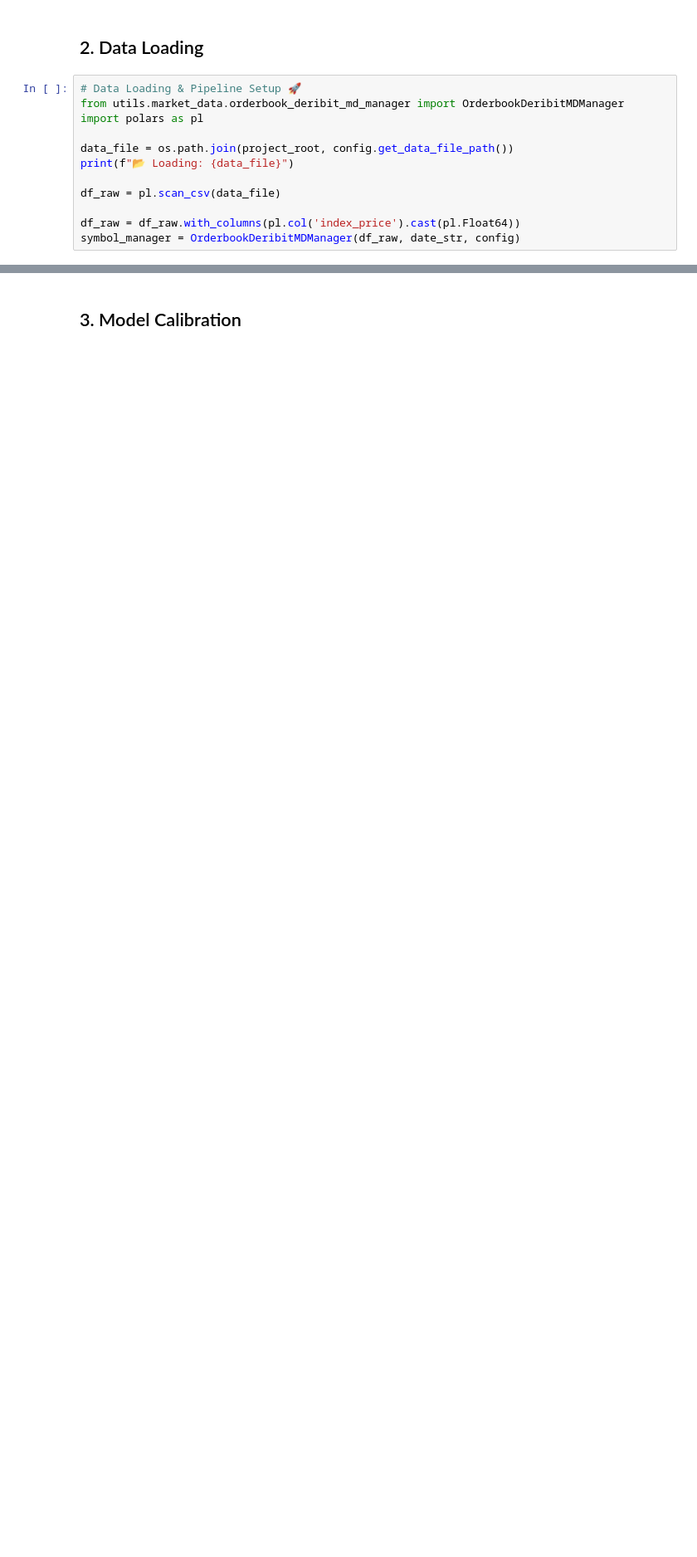
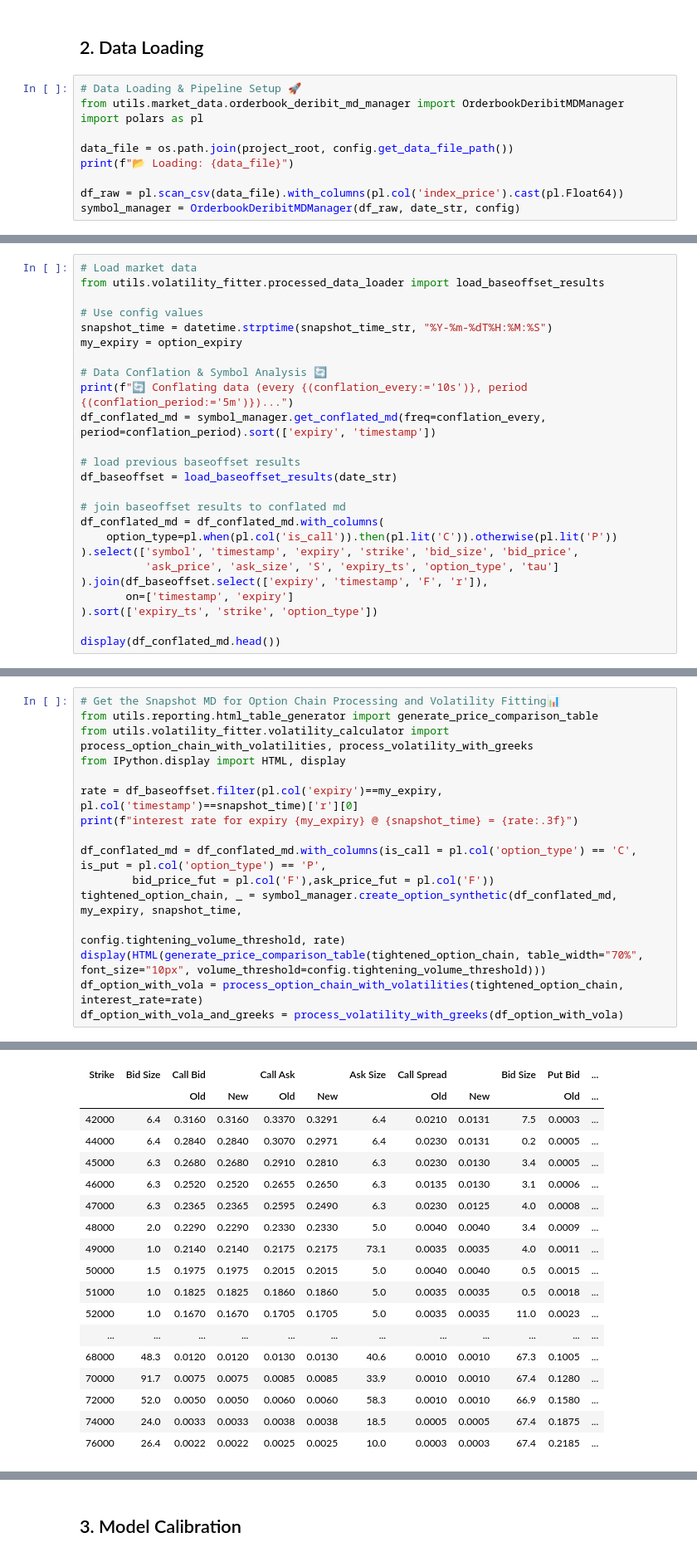
Before and after one commit to hertzC/Baseoffset-and-Volatility-Fitting-Manager, a Jupyter notebook: notebooks/volatility_fitting.ipynb, the cells around one changed output, grey strips where cells are left out. Shown at 83% size. Drawn from its saved outputs; the diff is of its cells as text; blank space fills up the shorter version.

```diff
--- a/notebooks/volatility_fitting.ipynb
+++ b/notebooks/volatility_fitting.ipynb
@@ -66,7 +44,5 @@ import polars as pl
 data_file = os.path.join(project_root, config.get_data_file_path())
 print(f"📂 Loading: {data_file}")
 
-df_raw = pl.scan_csv(data_file)
-
-df_raw = df_raw.with_columns(pl.col('index_price').cast(pl.Float64))
+df_raw = pl.scan_csv(data_file).with_columns(pl.col('index_price').cast(pl.Float64))
 symbol_manager = OrderbookDeribitMDManager(df_raw, date_str, config)
@@ -98,0 +51,25 @@ print(f"interest rate for expiry {my_expiry} @ {snapshot_time} = {rate:.3f}")
+# %%
+# Load market data
+from utils.volatility_fitter.processed_data_loader import load_baseoffset_results
+
+# Use config values
+snapshot_time = datetime.strptime(snapshot_time_str, "%Y-%m-%dT%H:%M:%S")
+my_expiry = option_expiry
+
+# Data Conflation & Symbol Analysis 🔄
+print(f"🔄 Conflating data (every {(conflation_every:='10s')}, period {(conflation_period:='5m')})...")
+df_conflated_md = symbol_manager.get_conflated_md(freq=conflation_every, period=conflation_period).sort(['expiry', 'timestamp'])
+
+# load previous baseoffset results
+df_baseoffset = load_baseoffset_results(date_str)
+
+# join baseoffset results to conflated md
+df_conflated_md = df_conflated_md.with_columns(
+    option_type=pl.when(pl.col('is_call')).then(pl.lit('C')).otherwise(pl.lit('P'))
+).select(['symbol', 'timestamp', 'expiry', 'strike', 'bid_size', 'bid_price',
+          'ask_price', 'ask_size', 'S', 'expiry_ts', 'option_type', 'tau']
+).join(df_baseoffset.select(['expiry', 'timestamp', 'F', 'r']),
+       on=['timestamp', 'expiry']
+).sort(['expiry_ts', 'strike', 'option_type'])
+
+display(df_conflated_md.head())
@@ -98,0 +94,17 @@ print(f"interest rate for expiry {my_expiry} @ {snapshot_time} = {rate:.3f}")
+# %%
+# Get the Snapshot MD for Option Chain Processing and Volatility Fitting📊
+from utils.reporting.html_table_generator import generate_price_comparison_table
+from utils.volatility_fitter.volatility_calculator import process_option_chain_with_volatilities, process_volatility_with_greeks
+from IPython.display import HTML, display
+
+rate = df_baseoffset.filter(pl.col('expiry')==my_expiry, pl.col('timestamp')==snapshot_time)['r'][0]
+print(f"interest rate for expiry {my_expiry} @ {snapshot_time} = {rate:.3f}")
+
+df_conflated_md = df_conflated_md.with_columns(is_call = pl.col('option_type') == 'C', is_put = pl.col('option_type') == 'P',
+        bid_price_fut = pl.col('F'),ask_price_fut = pl.col('F'))
+tightened_option_chain, _ = symbol_manager.create_option_synthetic(df_conflated_md, my_expiry, snapshot_time,
+                                                                   config.tightening_volume_threshold, rate)
+display(HTML(generate_price_comparison_table(tightened_option_chain, table_width="70%", font_size="10px", volume_threshold=config.tightening_volume_threshold)))
+df_option_with_vola = process_option_chain_with_volatilities(tightened_option_chain, interest_rate=rate)
+df_option_with_vola_and_greeks = process_volatility_with_greeks(df_option_with_vola)
+# %% [output]
@@ -99 +114,19 @@ print(f"interest rate for expiry {my_expiry} @ {snapshot_time} = {rate:.3f}")
+| Strike | Bid Size | Call Bid |  | Call Ask |  | Ask Size | Call Spread |  | Bid Size | Put Bid | ... |
+|  |  | Old | New | Old | New |  | Old | New |  | Old | ... |
+| 42000 | 6.4 | 0.3160 | 0.3160 | 0.3370 | 0.3291 | 6.4 | 0.0210 | 0.0131 | 7.5 | 0.0003 | ... |
+| 44000 | 6.4 | 0.2840 | 0.2840 | 0.3070 | 0.2971 | 6.4 | 0.0230 | 0.0131 | 0.2 | 0.0005 | ... |
+| 45000 | 6.3 | 0.2680 | 0.2680 | 0.2910 | 0.2810 | 6.3 | 0.0230 | 0.0130 | 3.4 | 0.0005 | ... |
+| 46000 | 6.3 | 0.2520 | 0.2520 | 0.2655 | 0.2650 | 6.3 | 0.0135 | 0.0130 | 3.1 | 0.0006 | ... |
+| 47000 | 6.3 | 0.2365 | 0.2365 | 0.2595 | 0.2490 | 6.3 | 0.0230 | 0.0125 | 4.0 | 0.0008 | ... |
+| 48000 | 2.0 | 0.2290 | 0.2290 | 0.2330 | 0.2330 | 5.0 | 0.0040 | 0.0040 | 3.4 | 0.0009 | ... |
+| 49000 | 1.0 | 0.2140 | 0.2140 | 0.2175 | 0.2175 | 73.1 | 0.0035 | 0.0035 | 4.0 | 0.0011 | ... |
+| 50000 | 1.5 | 0.1975 | 0.1975 | 0.2015 | 0.2015 | 5.0 | 0.0040 | 0.0040 | 0.5 | 0.0015 | ... |
+| 51000 | 1.0 | 0.1825 | 0.1825 | 0.1860 | 0.1860 | 5.0 | 0.0035 | 0.0035 | 0.5 | 0.0018 | ... |
+| 52000 | 1.0 | 0.1670 | 0.1670 | 0.1705 | 0.1705 | 5.0 | 0.0035 | 0.0035 | 11.0 | 0.0023 | ... |
+| ... | ... | ... | ... | ... | ... | ... | ... | ... | ... | ... | ... |
+| 68000 | 48.3 | 0.0120 | 0.0120 | 0.0130 | 0.0130 | 40.6 | 0.0010 | 0.0010 | 67.3 | 0.1005 | ... |
+| 70000 | 91.7 | 0.0075 | 0.0075 | 0.0085 | 0.0085 | 33.9 | 0.0010 | 0.0010 | 67.4 | 0.1280 | ... |
+| 72000 | 52.0 | 0.0050 | 0.0050 | 0.0060 | 0.0060 | 58.3 | 0.0010 | 0.0010 | 66.9 | 0.1580 | ... |
+| 74000 | 24.0 | 0.0033 | 0.0033 | 0.0038 | 0.0038 | 18.5 | 0.0005 | 0.0005 | 67.4 | 0.1875 | ... |
+| 76000 | 26.4 | 0.0022 | 0.0022 | 0.0025 | 0.0025 | 10.0 | 0.0003 | 0.0003 | 67.4 | 0.2185 | ... |
 # %%
```
Also changed, not shown: parts of 22 cells of this notebook, 11 other files.
